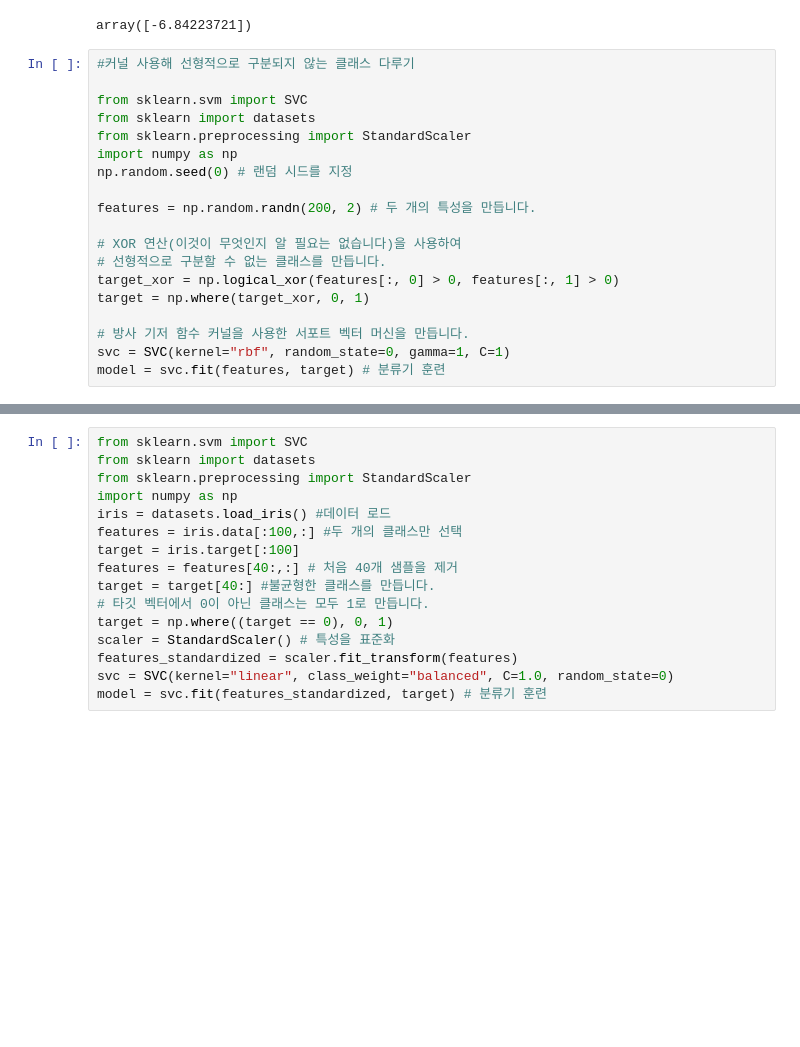
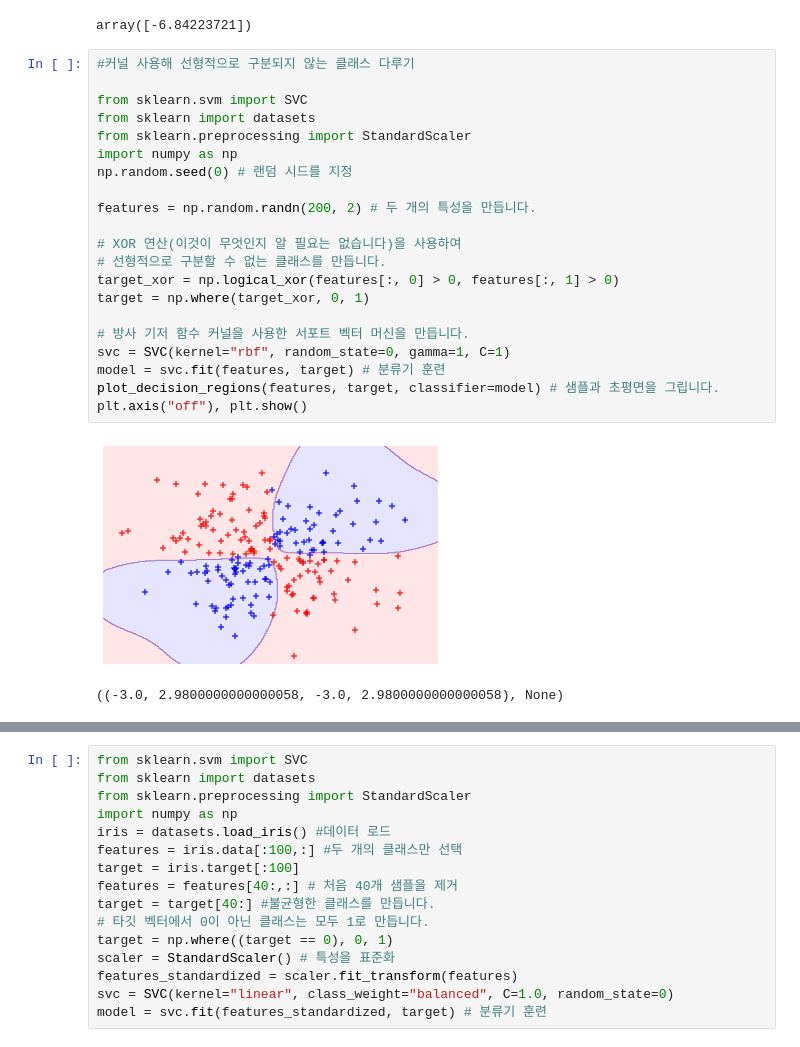
Before and after one commit to drifticee/mydatascience, a Jupyter notebook: 2020-08-12_knn_svm_nb.ipynb, the cells around one changed output, grey strips where cells are left out. Saved outputs shown, nothing was run; the diff lists cells and outputs as text; blank space fills up the shorter version.

```diff
--- a/2020-08-12_knn_svm_nb.ipynb
+++ b/2020-08-12_knn_svm_nb.ipynb
@@ -198,22 +198,27 @@ array([-6.84223721])
 # %%
 #커널 사용해 선형적으로 구분되지 않는 클래스 다루기
 
 from sklearn.svm import SVC
 from sklearn import datasets
 from sklearn.preprocessing import StandardScaler
 import numpy as np
 np.random.seed(0) # 랜덤 시드를 지정
 
 features = np.random.randn(200, 2) # 두 개의 특성을 만듭니다.
 
 # XOR 연산(이것이 무엇인지 알 필요는 없습니다)을 사용하여
 # 선형적으로 구분할 수 없는 클래스를 만듭니다.
 target_xor = np.logical_xor(features[:, 0] > 0, features[:, 1] > 0)
 target = np.where(target_xor, 0, 1)
 
 # 방사 기저 함수 커널을 사용한 서포트 벡터 머신을 만듭니다.
 svc = SVC(kernel="rbf", random_state=0, gamma=1, C=1)
 model = svc.fit(features, target) # 분류기 훈련
+plot_decision_regions(features, target, classifier=model) # 샘플과 초평면을 그립니다.
+plt.axis("off"), plt.show()
+# %% [output]
+[figure, added]
+((-3.0, 2.9800000000000058, -3.0, 2.9800000000000058), None)
 # %%
 # 샘플과 결정 경계를 그립니다.
 from matplotlib.colors import ListedColormap
```
Also changed, not shown: parts of 3 cells of this notebook.
